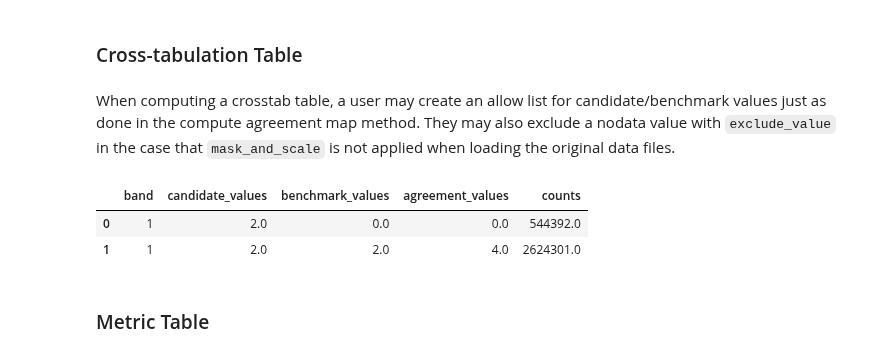
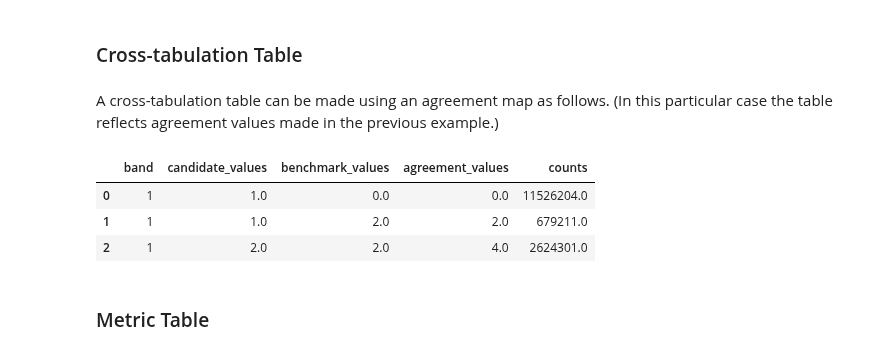
Before and after one commit to NOAA-OWP/gval, a Jupyter notebook: docs/sphinx/SphinxTutorial.ipynb, the cells around one changed output. Saved outputs shown, nothing was run; the diff lists cells and outputs as text; code cells hidden in the pictures.

Commit message:
Address tabulation performance

```diff
--- a/docs/sphinx/SphinxTutorial.ipynb
+++ b/docs/sphinx/SphinxTutorial.ipynb
@@ -209,19 +209,15 @@ A user can also pick which candidate values or benchmark values to use by provid
 # %% [markdown]
 ### Cross-tabulation Table
 # %% [markdown]
-When computing a crosstab table, a user may create an allow list for candidate/benchmark values just as done in the compute agreement map method.  They may also exclude a nodata value with `exclude_value` in the case that `mask_and_scale` is not applied when loading the original data files.
+A cross-tabulation table can be made using an agreement map as follows. (In this particular case the table reflects agreement values made in the previous example.)
 # %%
-crosstab_table_allow = candidate.gval.compute_crosstab(
-    benchmark,
-    allow_benchmark_values=[0, 2],
-    allow_candidate_values=[2],
-    comparison_function="multi"
-)
+crosstab_table_allow = agreement_map.gval.compute_crosstab()
 crosstab_table_allow
 # %% [output]
 |  | band | candidate_values | benchmark_values | agreement_values | counts |
-| 0 | 1 | 2.0 | 0.0 | 0.0 | 544392.0 |
-| 1 | 1 | 2.0 | 2.0 | 4.0 | 2624301.0 |
+| 0 | 1 | 1.0 | 0.0 | 0.0 | 11526204.0 |
+| 1 | 1 | 1.0 | 2.0 | 2.0 | 679211.0 |
+| 2 | 1 | 2.0 | 2.0 | 4.0 | 2624301.0 |
 # %% [markdown]
 ### Metric Table
 # %% [markdown]
```
Also changed, not shown: parts of 5 cells of this notebook, 18 other files.
